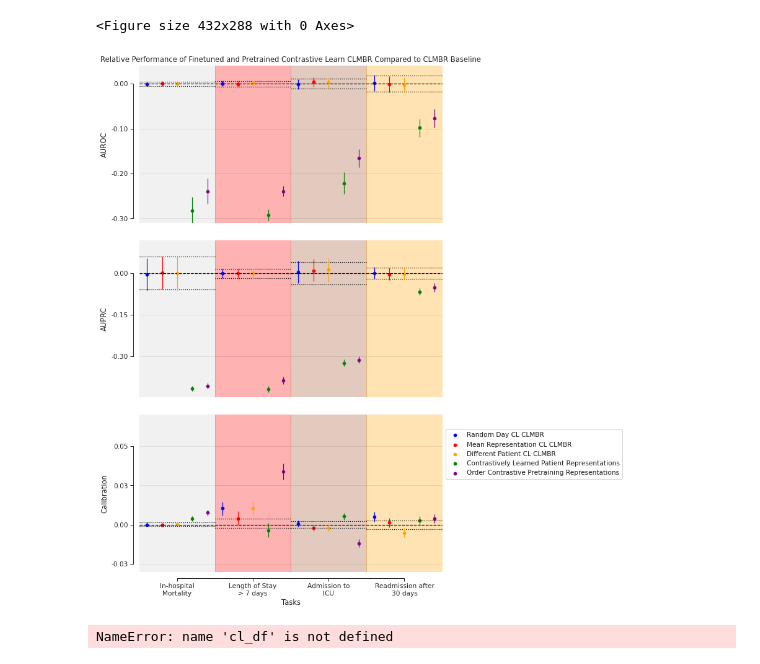
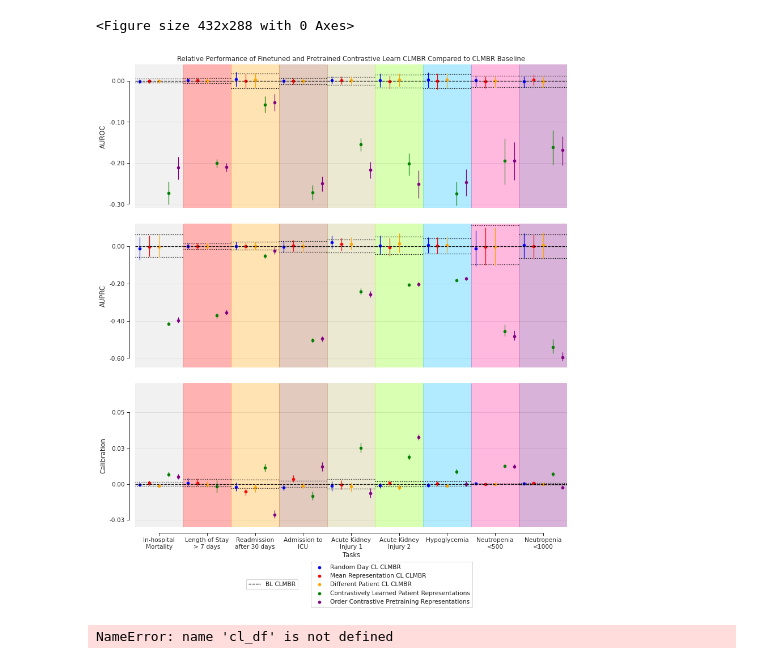
Before and after one commit to som-shahlab/CLMBR-contrastive-learning, a Jupyter notebook: experiments/main/notebooks/plot_evaluation.ipynb, the cells around one changed output. Cells and saved outputs as stored; diff of their text form; code cells hidden in the pictures.

```diff
--- a/experiments/main/notebooks/plot_evaluation.ipynb
+++ b/experiments/main/notebooks/plot_evaluation.ipynb
@@ -20,14 +20,14 @@ warnings.filterwarnings('ignore')
 # %% [output]
 <Figure size 432x288 with 0 Axes>
 # %%
-tasks = ['hospital_mortality', 'LOS_7', 'icu_admission', 'readmission_30']#, 'bladder_cancer', 'breast_cancer',  'renal_cancer', 'diabetic_ketoacidosis', 'edema', 'hyperkylemia', 'revascularization','stroke', 'sudden_cardiac_death', 'acute_renal_failure', 'acute_myocardial_infarction']
+tasks = ['hospital_mortality','LOS_7','readmission_30','icu_admission','aki1_label','aki2_label','hg_label','np_500_label','np_1000_label']
 metrics = ['auc', 'auprc', 'ace_abs_logistic_log']
 model_path = '/local-scratch/nigam/projects/jlemmon/cl-clmbr/experiments/main/artifacts/models'
 results_path = '/local-scratch/nigam/projects/jlemmon/cl-clmbr/experiments/main/artifacts/results'
 figure_path = '/local-scratch/nigam/projects/jlemmon/cl-clmbr/experiments/main/notebooks/figures'
 
 num_cl = 3
-titles = {'hospital_mortality':'In-hospital\nMortality', 'LOS_7':'Length of Stay\n> 7 days', 'icu_admission':'Admission to\nICU', 'readmission_30':'Readmission after\n30 days', 'stroke':'Stroke','bladder_cancer':'Bladder Cancer','breast_cancer':'Breast Cancer', 'renal_cancer':'Renal Cancer', 'diabetic_ketoacidosis':'Diabetic\nKetoacidosis', 'edema':'Edema', 'sudden_cardiac_death':'Sudden Cardiac\nDeath', 'acute_renal_failure':'Acute Renal\nFailure', 'acute_myocardial_infarction':'Acute Myocardial\nInfarction', 'edema':'Edema', 'hyperkylemia':'Hyperkylemia', 'revascularization':'Revascularization'}
+titles = {'hospital_mortality':'In-hospital\nMortality', 'LOS_7':'Length of Stay\n> 7 days', 'icu_admission':'Admission to\nICU', 'readmission_30':'Readmission\nafter 30 days', 'aki1_label':'Acute Kidney\nInjury 1','aki2_label':'Acute Kidney\nInjury 2','hg_label':'Hypoglycemia','np_500_label':'Neutropenia\n<500','np_1000_label':'Neutropenia\n<1000'}
 # %%
 y_axis = {
     'auc':{
@@ -35,7 +35,7 @@ y_axis = {
         'label':'AUROC'
     },
     'auprc':{
-        'lim':[-0.45, 0.12],
+        'lim':[-0.65, 0.12],
         'label':'AUPRC'
     },
     'ace_abs_logistic_log':{
@@ -66,16 +66,16 @@ bg_colours = {
     'icu_admission':'sienna',
     'readmission_30':'orange',
     'sudden_cardiac_death':'gold',
-    'stroke':'darkkhaki',
-    'bladder_cancer':'chartreuse',
-    'breast_cancer':'deepskyblue',
-    'acute_renal_failure':'deeppink',
-    'acute_myocardial_infarction':'purple',
-    'diabetic_ketoacidosis':'green',
-    'edema':'crimson',
-    'hyperkylemia':'midnightblue',
-    'renal_cancer':'fuchsia',
-    'revascularization':'turquoise'
+    'aki1_label':'darkkhaki',
+    'aki2_label':'chartreuse',
+    'hg_label':'deepskyblue',
+    'np_500_label':'deeppink',
+    'np_1000_label':'purple'
+#     'diabetic_ketoacidosis':'green',
+#     'edema':'crimson',
+#     'hyperkylemia':'midnightblue',
+#     'renal_cancer':'fuchsia',
+#     'revascularization':'turquoise'
 }
 # %%
 # Get baseline model
@@ -147,20 +147,20 @@ for task in tasks:
 # %%
 clr_df = pd.DataFrame()
 for task in tasks:
-    df = pd.read_csv(f'{results_path}/{task}/probes/cl_rep/gru_sz_800_do_0.1_cd_0_dd_0_lr_0.01_l2_0.1_bs_2000_lr_5e-5_temp_0.01_pool_mean_rep/eval.csv')
+    df = pd.read_csv(f'{results_path}/{task}/probes/cl_rep/gru_sz_800_do_0.1_cd_0_dd_0_lr_0.01_l2_0.1_bs_1000_lr_3e-5_temp_0.01_pool_rand_day/eval.csv')
     df['task'] = task
     df['model'] = f'CL-Rep'
     clr_df = pd.concat([clr_df,df])
 # %%
 ocp_df = pd.DataFrame()
 for task in tasks:
-    df = pd.read_csv(f'{results_path}/{task}/probes/ocp/gru_sz_800_do_0.2_l2_0.01_lr_5e-5_pool_ocp/eval.csv')
+    df = pd.read_csv(f'{results_path}/{task}/probes/ocp/gru_sz_800_do_0.1_l2_0.1_lr_5e-5_pool_ocp/eval.csv')
     df['task'] = task
     df['model'] = f'OCP'
     ocp_df = pd.concat([ocp_df,df])
 # %%
 # For each task plot baseline vs CL
-fig, axes = plt.subplots(nrows=len(metrics), ncols=1, figsize=(8,15))
+fig, axes = plt.subplots(nrows=len(metrics), ncols=1, figsize=(12,15))
 plt.tight_layout(w_pad=1,h_pad=0.5,rect=[0.05,0.15,1,0.95])
 
 for r, metric in enumerate(metrics):
@@ -274,36 +274,36 @@ for r, metric in enumerate(metrics):
         plt.xticks(np.arange(1,len(tasks)+1,1))
         axes[r].set_ylim(y_axis[metric]['lim'])
         axes[r].set_xlim([0.5,len(tasks)+0.5])
         axes[r].yaxis.set_major_locator(MaxNLocator(nbins=4,prune='both'))
         axes[r].grid(which='major', linewidth=0.5, axis='y')
         if r == 0:
             axes[r].set_title('Relative Performance of Finetuned and Pretrained Contrastive Learn CLMBR Compared to CLMBR Baseline')
         if r == len(metrics) - 1:
             axes[r].set_xlabel('Tasks')
             axes[r].set_xticklabels(labels=[titles[t] for t in tasks])
             bl_leg = [x[0]for x in bl_leg]
             bl_leg_lbls = ['BL CLMBR']
-            bl_legend = plt.legend(bl_leg, bl_leg_lbls, bbox_to_anchor=(1,0.8,0.1,0.1), loc="center left")
+            bl_legend = plt.legend(bl_leg, bl_leg_lbls, bbox_to_anchor=(0.25,-0.45,0.1,0.1), loc="center left")
             plt.gca().add_artist(bl_legend)
             cl_leg_lbls = ['Random Day CL CLMBR', 'Mean Representation CL CLMBR', 'Different Patient CL CLMBR', 'Contrastively Learned Patient Representations', 'Order Contrastive Pretraining Representations']
-            cl_legend = plt.legend(cl_leg, cl_leg_lbls, bbox_to_anchor=(1,0.7,0.1,0.1), loc="center left")
+            cl_legend = plt.legend(cl_leg, cl_leg_lbls, bbox_to_anchor=(0.4,-0.45,0.1,0.1), loc="center left")
             plt.gca().add_artist(cl_legend)
 
         else:
             axes[r].set_xticklabels('')
             axes[r].set_xlabel('')
             axes[r].spines['bottom'].set_color('white')
             axes[r].tick_params(axis='x', length=0)
         axes[r].set_ylabel(y_axis[metric]['label'])
         axes[r].yaxis.set_major_formatter(FormatStrFormatter('%.2f'))
 
 sns.despine(offset=10, trim=True,)
 
 
 plt.savefig('figures/base_task_eval.png', bbox_inches='tight')
 plt.show()
 # %% [output]
-[figure, old version]
+[figure, new version]
 # %%
 for t in tasks:
     s = f""
```
Also changed, not shown: 10 other files.
